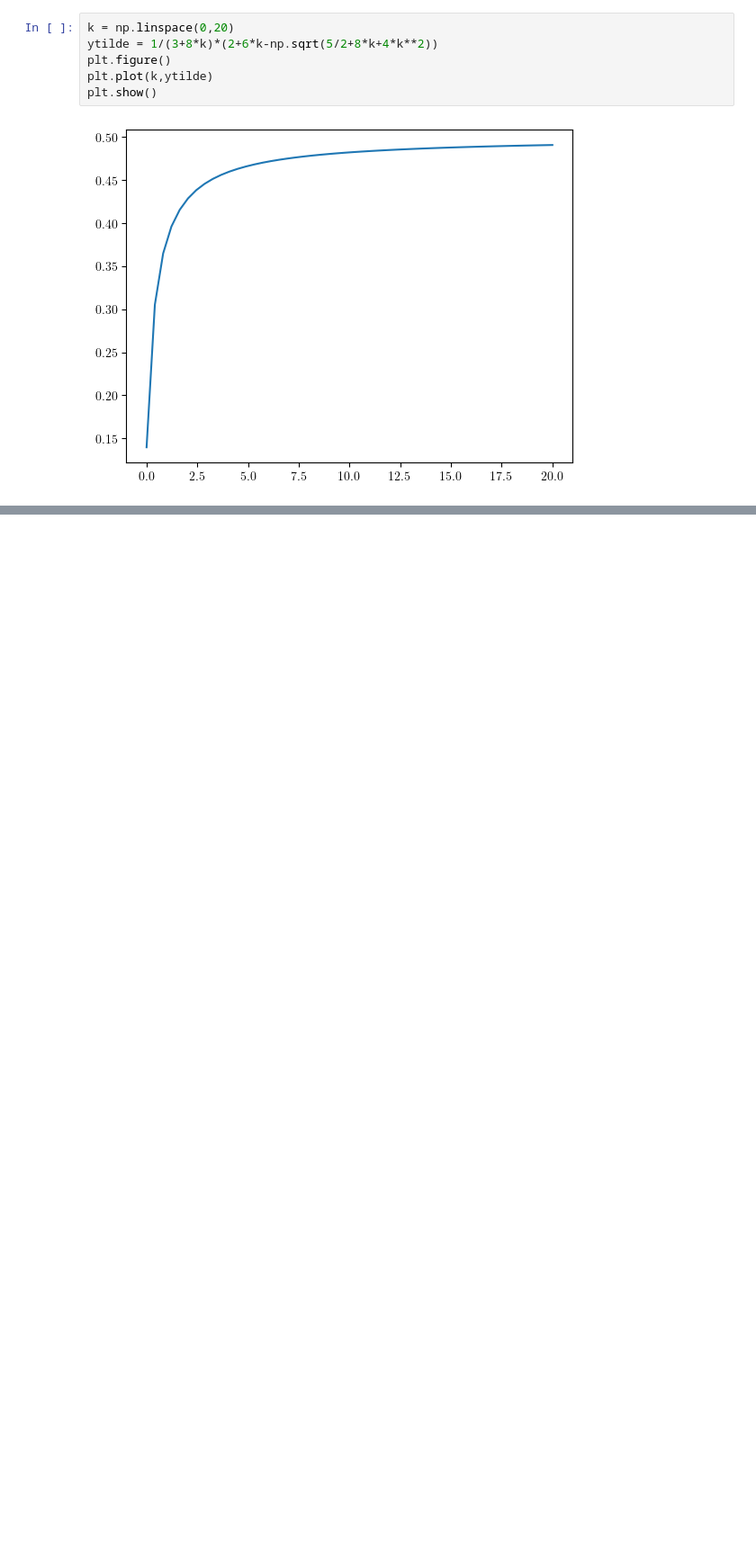
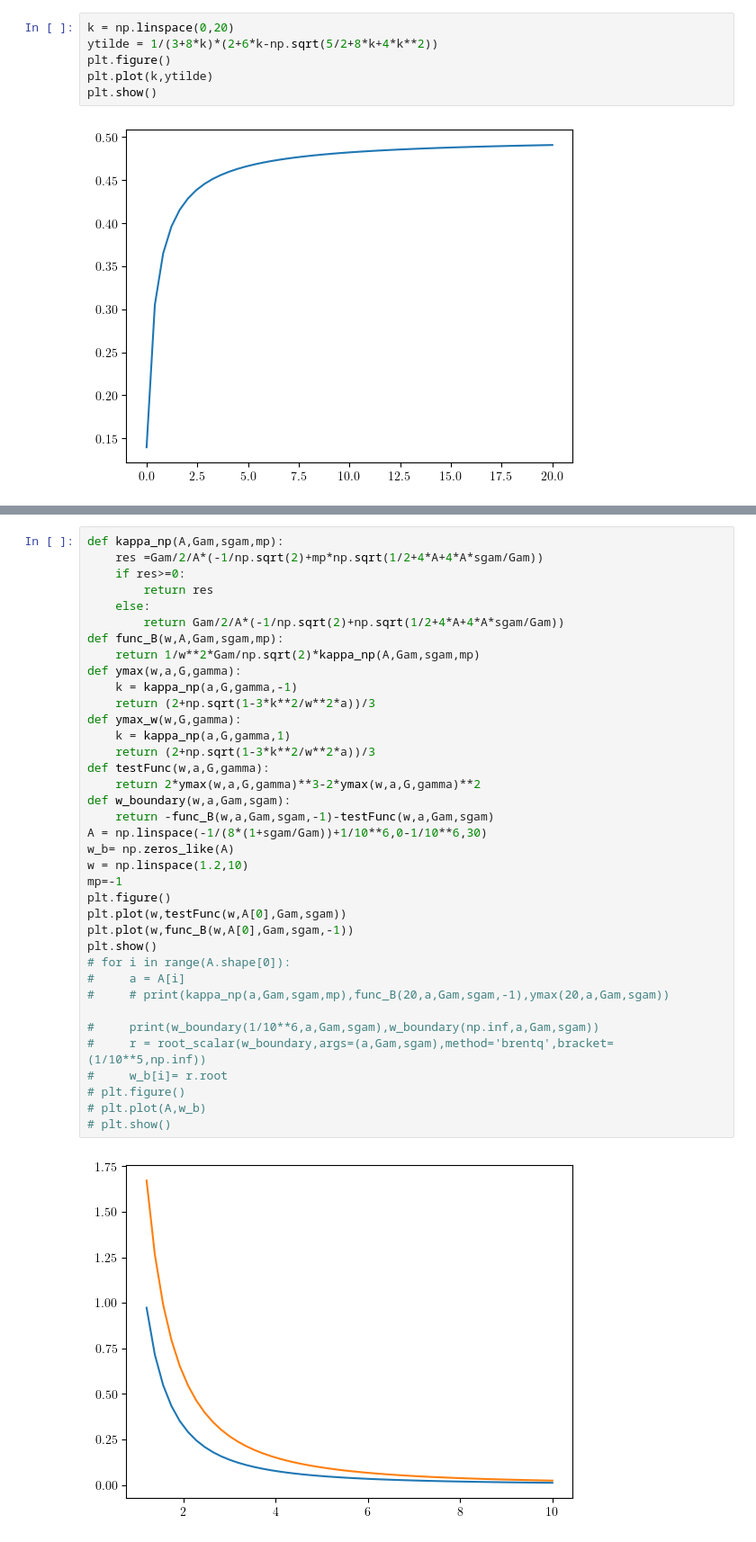
Before and after one commit to ChriGomm/Bachelor_sympy, a Jupyter notebook: fixp_alal.ipynb, the cells around one changed output, grey strips where cells are left out. Shown: that part at 90% size. Cells and saved outputs as stored; diff of their text form; blank space fills up the shorter version.

```diff
--- a/fixp_alal.ipynb
+++ b/fixp_alal.ipynb
@@ -444,6 +461,45 @@ plt.show()
 -0.14818935733726563 8.06805733333249e-10
 -0.1481908159923828 8.703664455822491e-10
 [figure]
+# %%
+def kappa_np(A,Gam,sgam,mp):
+    res =Gam/2/A*(-1/np.sqrt(2)+mp*np.sqrt(1/2+4*A+4*A*sgam/Gam))
+    if res>=0:
+        return res
+    else:
+        return Gam/2/A*(-1/np.sqrt(2)+np.sqrt(1/2+4*A+4*A*sgam/Gam))
+def func_B(w,A,Gam,sgam,mp):
+    return 1/w**2*Gam/np.sqrt(2)*kappa_np(A,Gam,sgam,mp)
+def ymax(w,a,G,gamma):
+    k = kappa_np(a,G,gamma,-1)
+    return (2+np.sqrt(1-3*k**2/w**2*a))/3
+def ymax_w(w,G,gamma):
+    k = kappa_np(a,G,gamma,1)
+    return (2+np.sqrt(1-3*k**2/w**2*a))/3
+def testFunc(w,a,G,gamma):
+    return 2*ymax(w,a,G,gamma)**3-2*ymax(w,a,G,gamma)**2
+def w_boundary(w,a,Gam,sgam):
+    return -func_B(w,a,Gam,sgam,-1)-testFunc(w,a,Gam,sgam)
+A = np.linspace(-1/(8*(1+sgam/Gam))+1/10**6,0-1/10**6,30)
+w_b= np.zeros_like(A)
+w = np.linspace(1.2,10)
+mp=-1
+plt.figure()
+plt.plot(w,testFunc(w,A[0],Gam,sgam))
+plt.plot(w,func_B(w,A[0],Gam,sgam,-1))
+plt.show()
+# for i in range(A.shape[0]):
+#     a = A[i]
+#     # print(kappa_np(a,Gam,sgam,mp),func_B(20,a,Gam,sgam,-1),ymax(20,a,Gam,sgam))
+
+#     print(w_boundary(1/10**6,a,Gam,sgam),w_boundary(np.inf,a,Gam,sgam))
+#     r = root_scalar(w_boundary,args=(a,Gam,sgam),method='brentq',bracket=(1/10**5,np.inf))
+#     w_b[i]= r.root
+# plt.figure()
+# plt.plot(A,w_b)
+# plt.show()
+# %% [output]
+[figure, added]
 # %%
 cm = 1/2.54
 width = 10*cm
```
Also changed, not shown: parts of 1 cell of this notebook, 2 other files.
